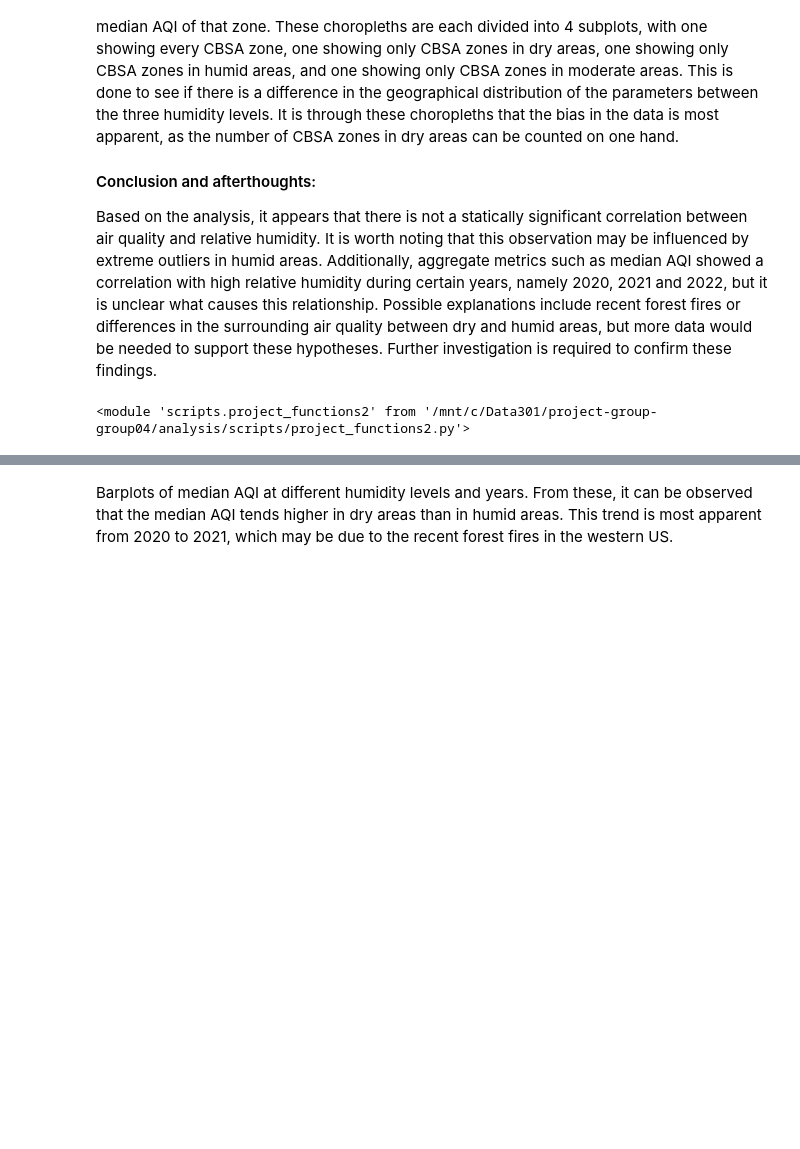
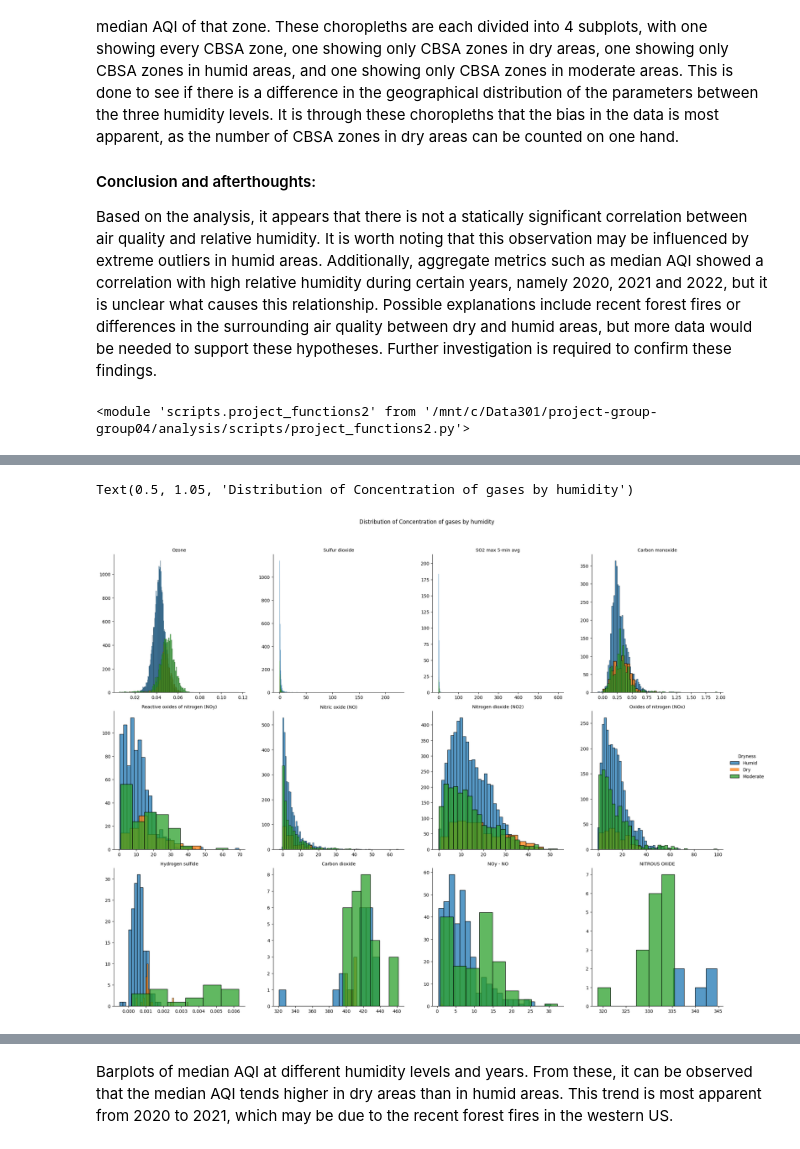
Before and after one commit to ubco-W2022T2-data301/project-group-group04, a Jupyter notebook: analysis/analysis2.ipynb, the cells around one changed output, grey strips where cells are left out. Cells and saved outputs as stored; diff of their text form; code cells hidden in the pictures; blank space fills up the shorter version.

```diff
--- a/analysis/analysis2.ipynb
+++ b/analysis/analysis2.ipynb
@@ -64,0 +74,15 @@ Right CRS: EPSG:4326
+# %%
+#df = pf.wrangling(col="Units of Measure", parameter=["Parts per billion"])
+df= pf.wrangling()
+df = df.loc[(df["Units of Measure"] == "Parts per billion") | (df["Parameter Name"].isin(["Ozone", "Carbon monoxide", "Carbon dioxide", "Hydrogen sulfide"]))]
+#.pivot_table(index=["CBSA Name", "CBSA Code", "Year", "Dryness", "Median AQI"], columns="Parameter Name", values="Arithmetic Mean").reset_index()
+#sns.pairplot(df, hue = "Dryness", kind="reg", diag_kind="kde", height=5, aspect=1, corner=True)
+# sns.displot(df, x="Arithmetic Mean", hue="Dryness", col="Parameter Name", col_wrap=4, height=5, aspect=1, multiple="stack", stat = "density")
+plot = sns.FacetGrid(df, col="Parameter Name", height=5, aspect=1,sharey=None, col_wrap=4,sharex=None, legend_out=True,hue = "Dryness").map_dataframe(sns.histplot, x = "Arithmetic Mean",legend=True)
+plot.add_legend()
+plot.set_axis_labels("", "")
+plot.set_titles("{col_name}")
+plot.fig.suptitle("Distribution of Concentration of gases by humidity", y=1.05)
+# %% [output]
+Text(0.5, 1.05, 'Distribution of Concentration of gases by humidity')
+[figure, added]
```
Also changed, not shown: parts of 27 cells of this notebook, 1 other file.
